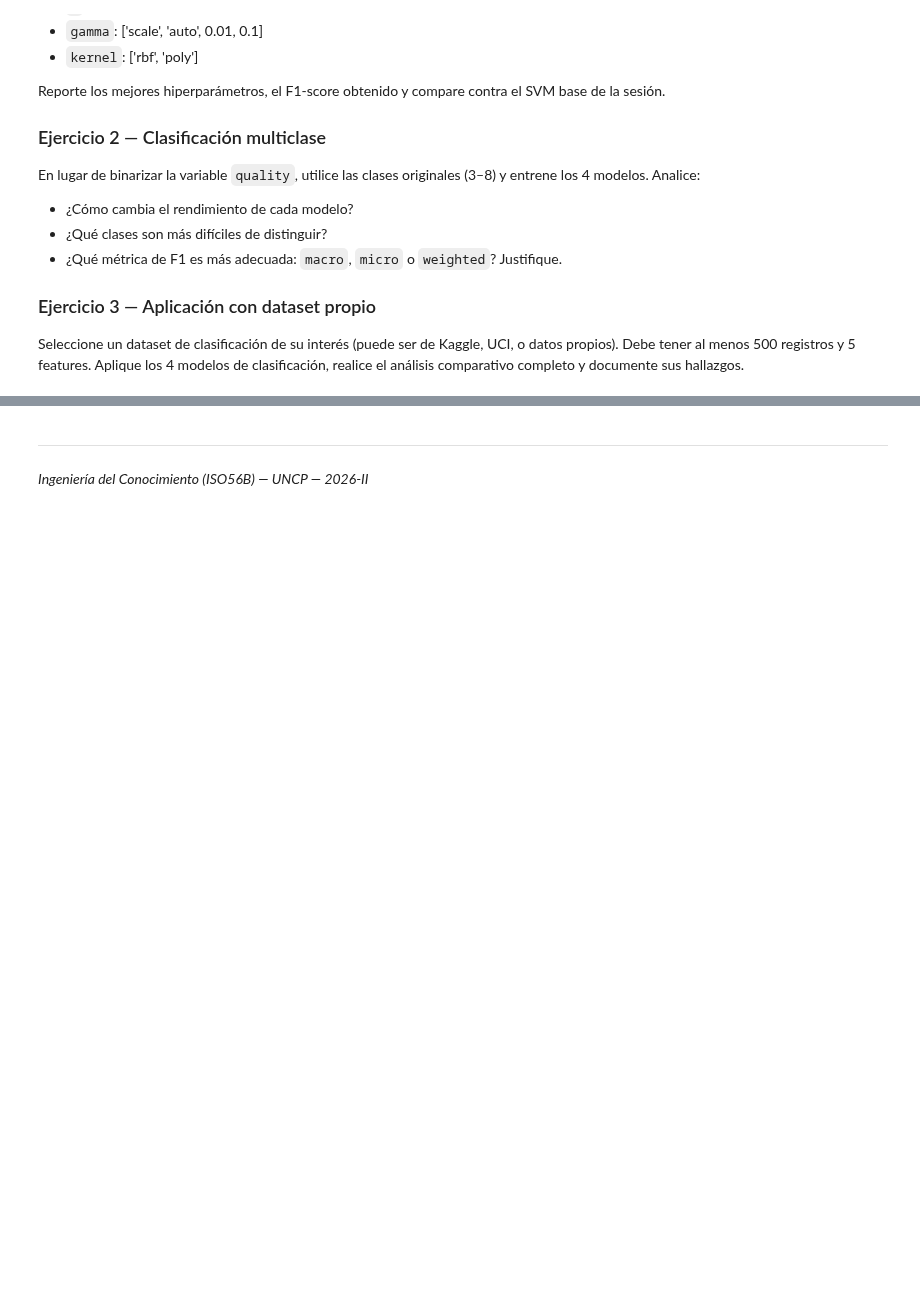
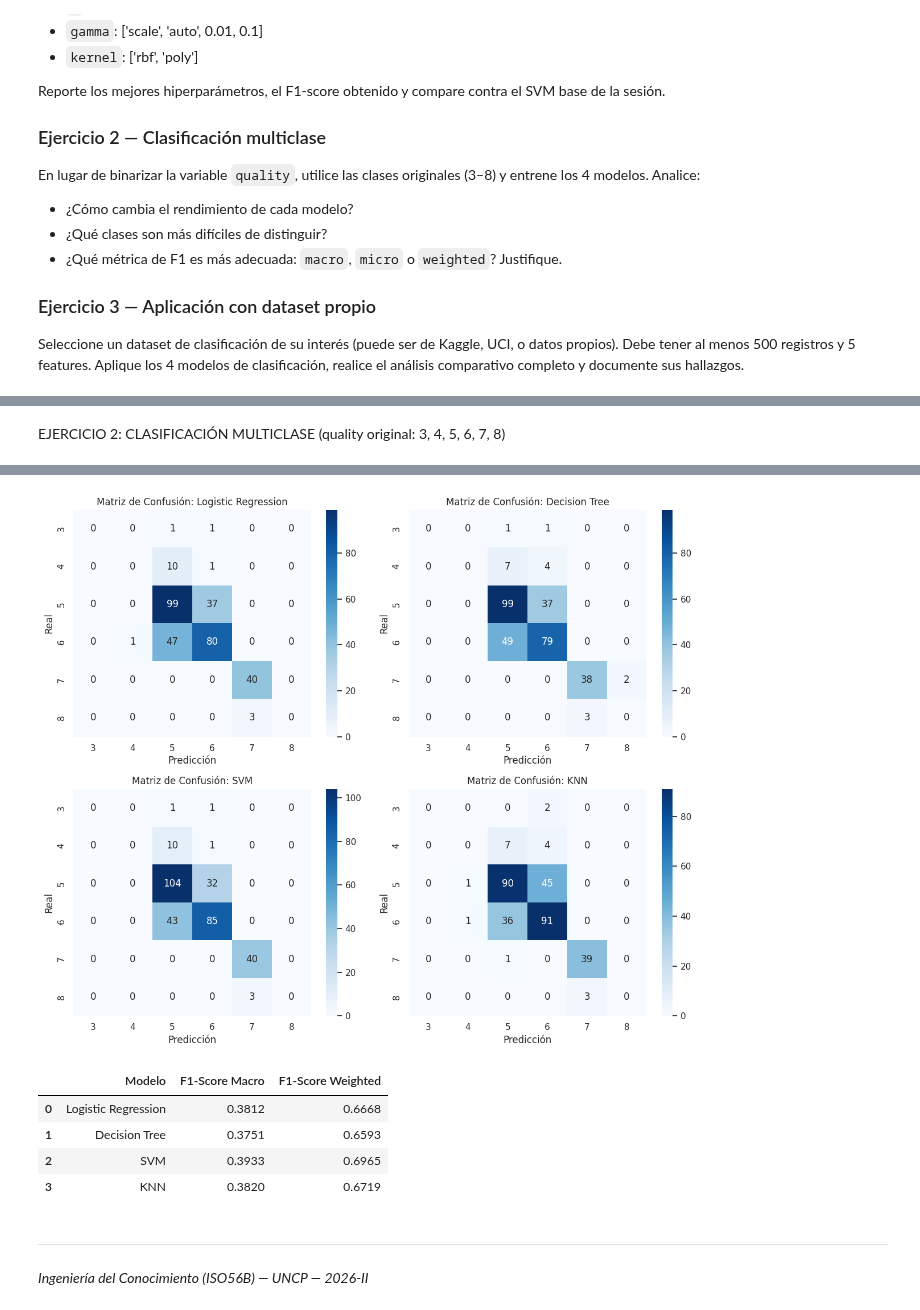
Before and after one commit to JaimeHuaytallaPariona/ingenieria-conocimiento-uncp, a Jupyter notebook: recursos/sesion_02_modelos_clasificacion.ipynb, the cells around one changed output, grey strips where cells are left out. Drawn from its saved outputs; the diff is of its cells as text; code cells hidden in the pictures; blank space fills up the shorter version.

```diff
--- a/recursos/sesion_02_modelos_clasificacion.ipynb
+++ b/recursos/sesion_02_modelos_clasificacion.ipynb
@@ -585,0 +658,73 @@ Seleccione un dataset de clasificación de su interés (puede ser de Kaggle, UCI
+# %% [markdown]
+EJERCICIO 2: CLASIFICACIÓN MULTICLASE (quality original: 3, 4, 5, 6, 7, 8)
+# %%
+
+import pandas as pd
+import numpy as np
+import matplotlib.pyplot as plt
+import seaborn as sns
+
+from sklearn.model_selection import train_test_split
+from sklearn.preprocessing import StandardScaler
+from sklearn.linear_model import LogisticRegression
+from sklearn.tree import DecisionTreeClassifier
+from sklearn.svm import SVC
+from sklearn.neighbors import KNeighborsClassifier
+from sklearn.pipeline import Pipeline
+from sklearn.metrics import classification_report, confusion_matrix, f1_score
+
+print('--- EJERCICIO 2: CLASIFICACIÓN MULTICLASE CON CLASES ORIGINALE S---')
+
+# 1. Cargar la variable 'quality' original (sin binarizar en bueno/malo)
+X_multi = df.drop(columns=['quality'])
+y_multi = df['quality']
+
+print(f'Distribución original de las clases de calidad:\n{y_multi.value_counts().sort_index()}')
+
+# 2. Divisón de datos
+X_train_m, X_test_m, y_train_m, y_test_m = train_test_split(
+    X_multi, y_multi, test_size=0.2, random_state=42, stratify=y_multi
+)
+
+# 3. Definición de los 4 modelos
+modelos_multi = {
+    'Logistic Regression': Pipeline([('scaler', StandardScaler()), ('clf', LogisticRegression(max_iter=1000, random_state=42))]),
+    'Decision Tree': Pipeline([('clf', DecisionTreeClassifier(max_depth=5, random_state=42))]),
+    'SVM': Pipeline([('scaler', StandardScaler()), ('clf', SVC(kernel='rbf', C=1.0, random_state=42))]),
+    'KNN': Pipeline([('scaler', StandardScaler()), ('clf', KNeighborsClassifier(n_neighbors=5))])
+}
+
+# 4. Entrenamiento y Evaluación
+resultados_multi = []
+
+fig, axes = plt.subplots(2, 2, figsize=(12, 10))
+axes = axes.ravel()
+
+for i, (nombre, pipe) in enumerate(modelos_multi.items()):
+    pipe.fit(X_train_m, y_train_m)
+    y_pred_m = pipe.predict(X_test_m)
+
+    f1_macro = f1_score(y_test_m, y_pred_m, average='macro')
+    f1_weighted = f1_score(y_test_m, y_pred_m, average='weighted')
+
+    resultados_multi.append({
+        'Modelo': nombre,
+        'F1-Score Macro': f'{f1_macro:.4f}',
+        'F1-Score Weighted': f'{f1_weighted:.4f}'
+    })
+
+    # Matriz de Confusión
+    cm = confusion_matrix(y_test_m, y_pred_m)
+    sns.heatmap(cm, annot=True, fmt='d', cmap='Blues', ax=axes[i],
+                xticklabels=np.unique(y_multi), yticklabels=np.unique(y_multi))
+    axes[i].set_title(f'Matriz de Confusión: {nombre}')
+    axes[i].set_xlabel('Predicción')
+    axes[i].set_ylabel('Real')
+
+plt.tight_layout()
+plt.show()
+
+# Mostrar resultados
+df_res_multi = pd.DataFrame(resultados_multi)
+display(df_res_multi)
+# %% [output]
@@ -586,3 +741,9 @@ Seleccione un dataset de clasificación de su interés (puede ser de Kaggle, UCI
+[figure, added]
+|  | Modelo | F1-Score Macro | F1-Score Weighted |
+| 0 | Logistic Regression | 0.3812 | 0.6668 |
+| 1 | Decision Tree | 0.3751 | 0.6593 |
+| 2 | SVM | 0.3933 | 0.6965 |
+| 3 | KNN | 0.3820 | 0.6719 |
 # %% [markdown]
 ---
 *Ingeniería del Conocimiento (ISO56B) — UNCP — 2026-II*
```
Also changed, not shown: parts of 3 cells of this notebook.
